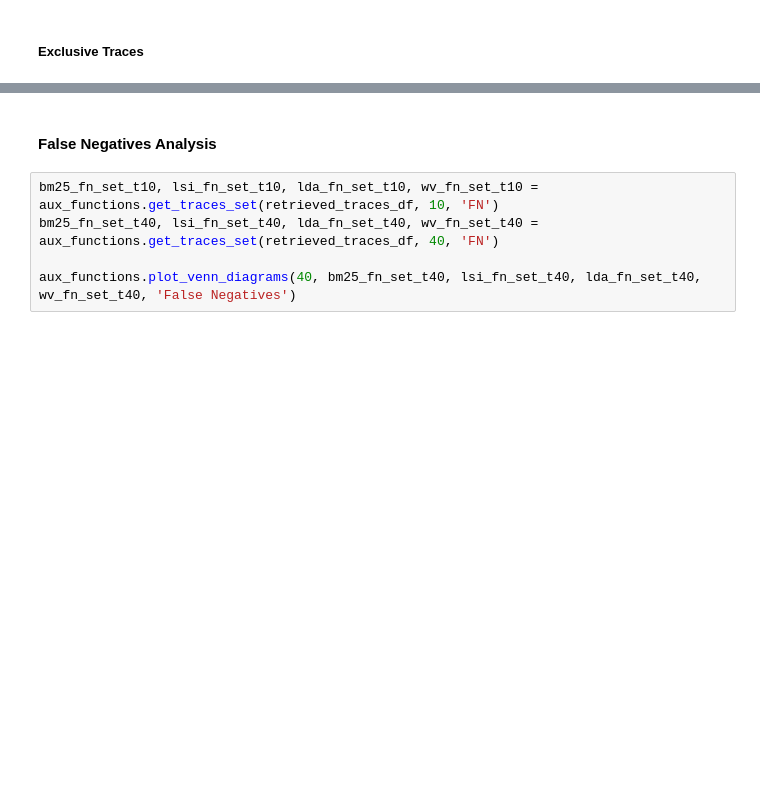
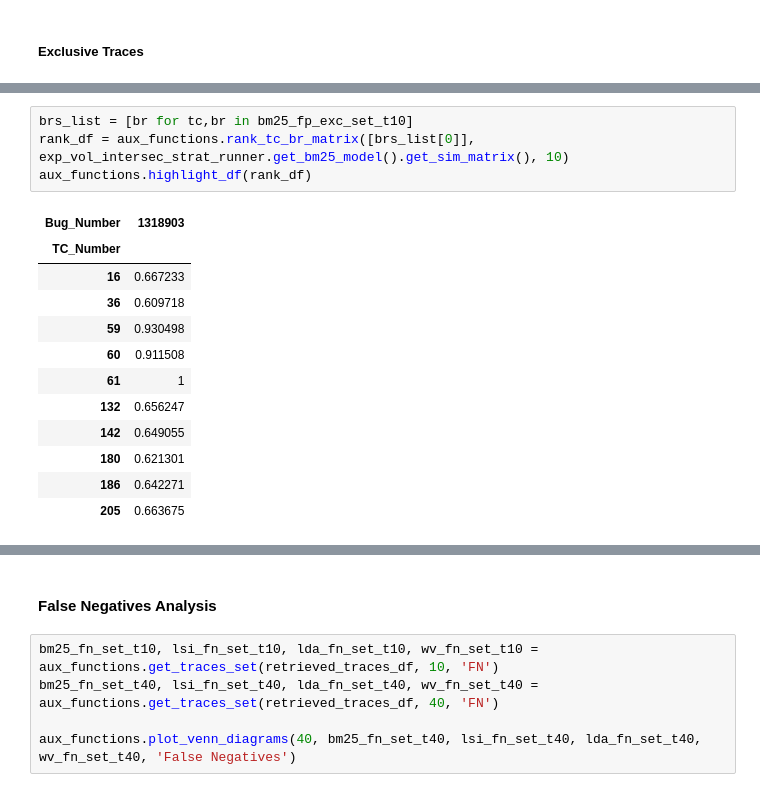
Before and after one commit to Pointpt/trace-link-recovery-study, a Jupyter notebook: notebooks/firefox_p2/tc_br_tracing/tc_br_runner.ipynb, the cells around one changed output, grey strips where cells are left out. Drawn from its saved outputs; the diff is of its cells as text; blank space fills up the shorter version.

```diff
--- a/notebooks/firefox_p2/tc_br_tracing/tc_br_runner.ipynb
+++ b/notebooks/firefox_p2/tc_br_tracing/tc_br_runner.ipynb
@@ -432 +426,18 @@ df.groupby('tc_feat').count()
 | Zoom Indicator | 27 | 27 | 27 |
+# %%
+brs_list = [br for tc,br in bm25_fp_exc_set_t10]
+rank_df = aux_functions.rank_tc_br_matrix([brs_list[0]], exp_vol_intersec_strat_runner.get_bm25_model().get_sim_matrix(), 10)
+aux_functions.highlight_df(rank_df)
+# %% [output]
+| Bug_Number | 1318903 |
+| TC_Number |  |
+| 16 | 0.667233 |
+| 36 | 0.609718 |
+| 59 | 0.930498 |
+| 60 | 0.911508 |
+| 61 | 1 |
+| 132 | 0.656247 |
+| 142 | 0.649055 |
+| 180 | 0.621301 |
+| 186 | 0.642271 |
+| 205 | 0.663675 |
```
Also changed, not shown: parts of 12 cells of this notebook, 1 other file.
